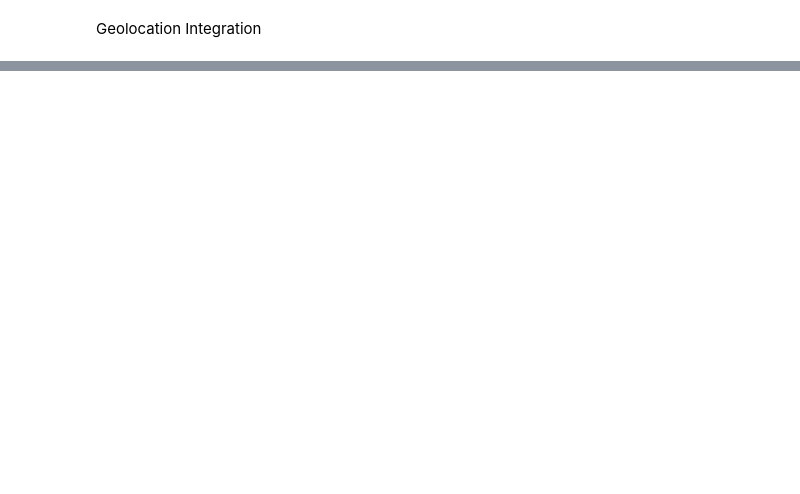
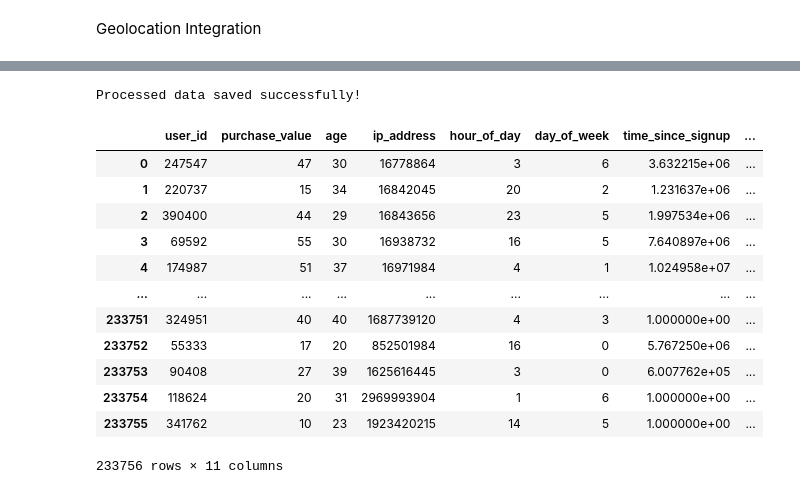
Before and after one commit to wakgari-Elias/fraud-detection, a Jupyter notebook: notebooks/eda-fraud-data.ipynb, the cells around one changed output, grey strips where cells are left out. Cells and saved outputs as stored; diff of their text form; code cells hidden in the pictures; blank space fills up the shorter version.

```diff
--- a/notebooks/eda-fraud-data.ipynb
+++ b/notebooks/eda-fraud-data.ipynb
@@ -253,0 +568,29 @@ Name: class, dtype: float64
+# %%
+# Combine features and target
+processed_df = X_resampled.copy()
+processed_df["class"] = y_resampled
+
+# Save to CSV in processed folder
+processed_df.to_csv("../data/processed/fraud_data_processed.csv", index=False)
+
+print("Processed data saved successfully!")
+# %% [output]
+Processed data saved successfully!
+# %%
+df_processed = pd.read_csv("../data/processed/fraud_data_processed.csv")
+# %%
+df_processed
+# %% [output]
+|  | user_id | purchase_value | age | ip_address | hour_of_day | day_of_week | time_since_signup | ... |
+| 0 | 247547 | 47 | 30 | 16778864 | 3 | 6 | 3.632215e+06 | ... |
+| 1 | 220737 | 15 | 34 | 16842045 | 20 | 2 | 1.231637e+06 | ... |
+| 2 | 390400 | 44 | 29 | 16843656 | 23 | 5 | 1.997534e+06 | ... |
+| 3 | 69592 | 55 | 30 | 16938732 | 16 | 5 | 7.640897e+06 | ... |
+| 4 | 174987 | 51 | 37 | 16971984 | 4 | 1 | 1.024958e+07 | ... |
+| ... | ... | ... | ... | ... | ... | ... | ... | ... |
+| 233751 | 324951 | 40 | 40 | 1687739120 | 4 | 3 | 1.000000e+00 | ... |
+| 233752 | 55333 | 17 | 20 | 852501984 | 16 | 0 | 5.767250e+06 | ... |
+| 233753 | 90408 | 27 | 39 | 1625616445 | 3 | 0 | 6.007762e+05 | ... |
+| 233754 | 118624 | 20 | 31 | 2969993904 | 1 | 6 | 1.000000e+00 | ... |
+| 233755 | 341762 | 10 | 23 | 1923420215 | 14 | 5 | 1.000000e+00 | ... |
+233756 rows × 11 columns
```
Also changed, not shown: parts of 64 cells of this notebook, 2 other files.
